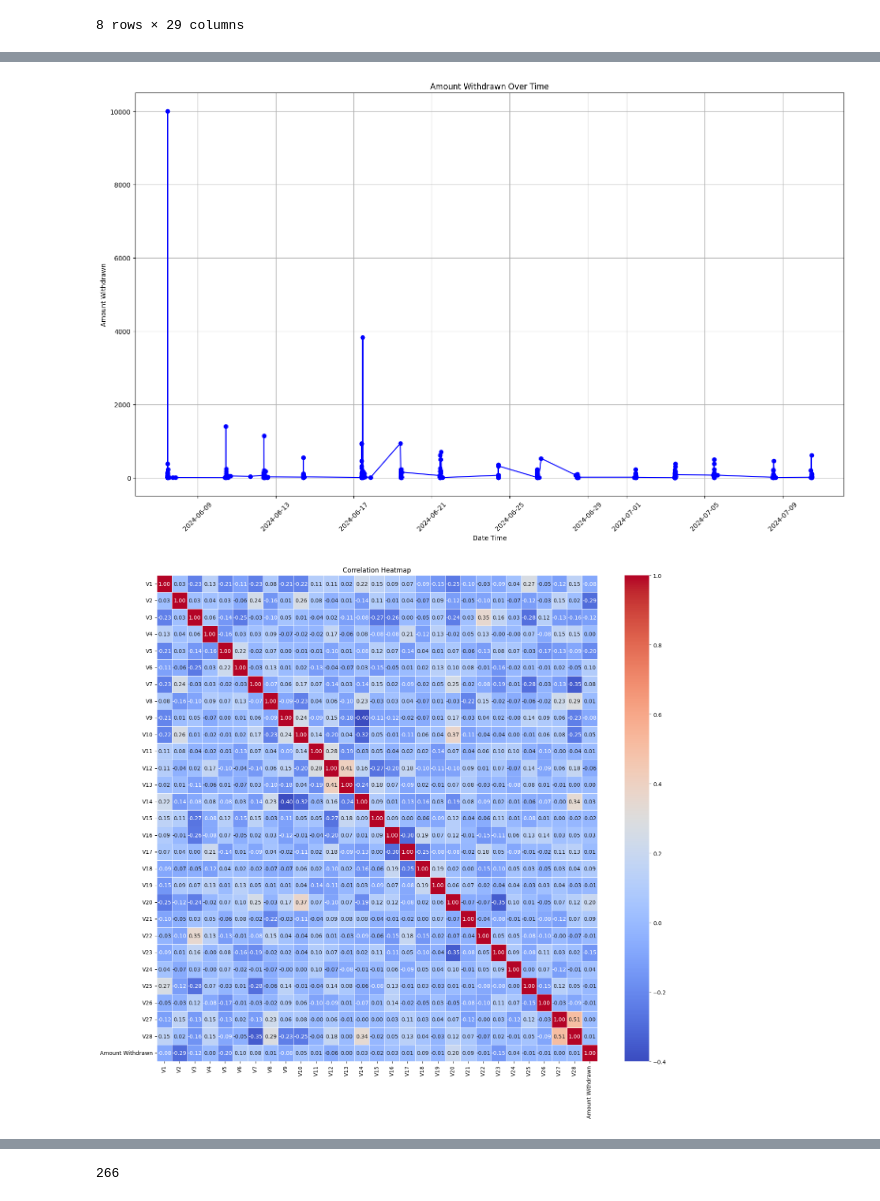
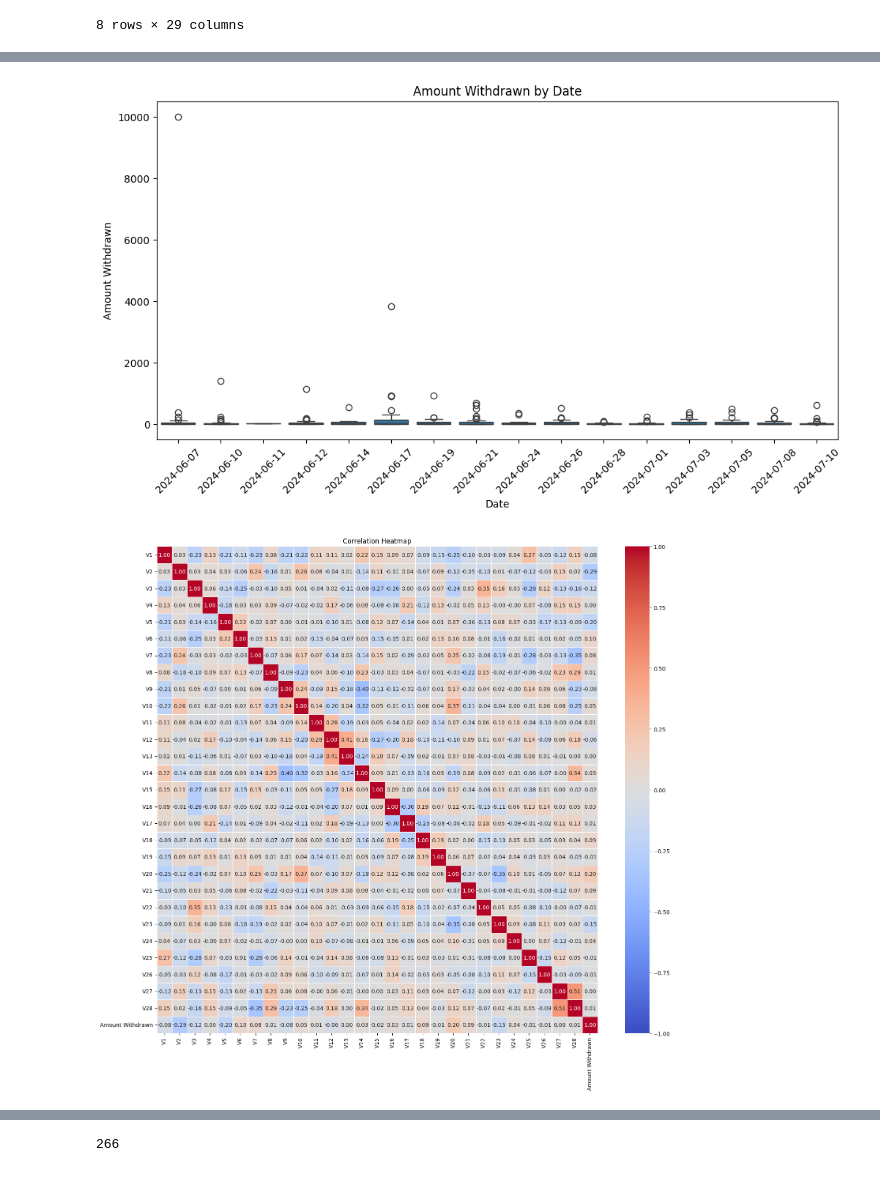
Before and after one commit to okwelmark/recess_group4, a Jupyter notebook: regression_recess_group_4.ipynb, the cells around one changed output, grey strips where cells are left out. Cells and saved outputs as stored; diff of their text form; code cells hidden in the pictures.

```diff
--- a/regression_recess_group_4.ipynb
+++ b/regression_recess_group_4.ipynb
@@ -263,16 +323,13 @@ Text(0.5, 1.0, 'Amount Withdrawn Over Time')
-# %%
-#Plot the time series
-plt.figure(figsize=(16, 10))
-plt.plot(df['Date Time'], df['Amount Withdrawn'], marker='o', linestyle='-', color='b')
-plt.title('Amount Withdrawn Over Time')
-plt.xlabel('Date Time')
-plt.ylabel('Amount Withdrawn')
-plt.grid(True)
-plt.xticks(rotation=45)
-plt.tight_layout()
-plt.show()
-# %% [output]
-[figure, removed]
+# %%
+
+# Plot the boxplot
+plt.figure(figsize=(12, 6))
+sns.boxplot(x='Date', y='Amount Withdrawn', data=df)
+plt.xticks(rotation=45)
+plt.title('Amount Withdrawn by Date')
+plt.show()
+# %% [output]
+[figure, added]
 # %%
 # Remove non-numeric columns
 data = df.select_dtypes(include=[float, int])
@@ -280,8 +337,8 @@ data = df.select_dtypes(include=[float, int])
 #correlation heatmap
 plt.figure(figsize=(18,16))
 corr = data.corr()
-sns.heatmap(corr, annot=True, fmt=".2f", cmap='coolwarm', linewidths=0.5)
+sns.heatmap(corr, annot=True, fmt=".2f", cmap='coolwarm',vmin=-1,vmax=1, linewidths=0.5)
 plt.title('Correlation Heatmap')
 plt.show()
 # %% [output]
-[figure, old version]
+[figure, new version]
```
Also changed, not shown: parts of 36 cells of this notebook, 5 other files.
